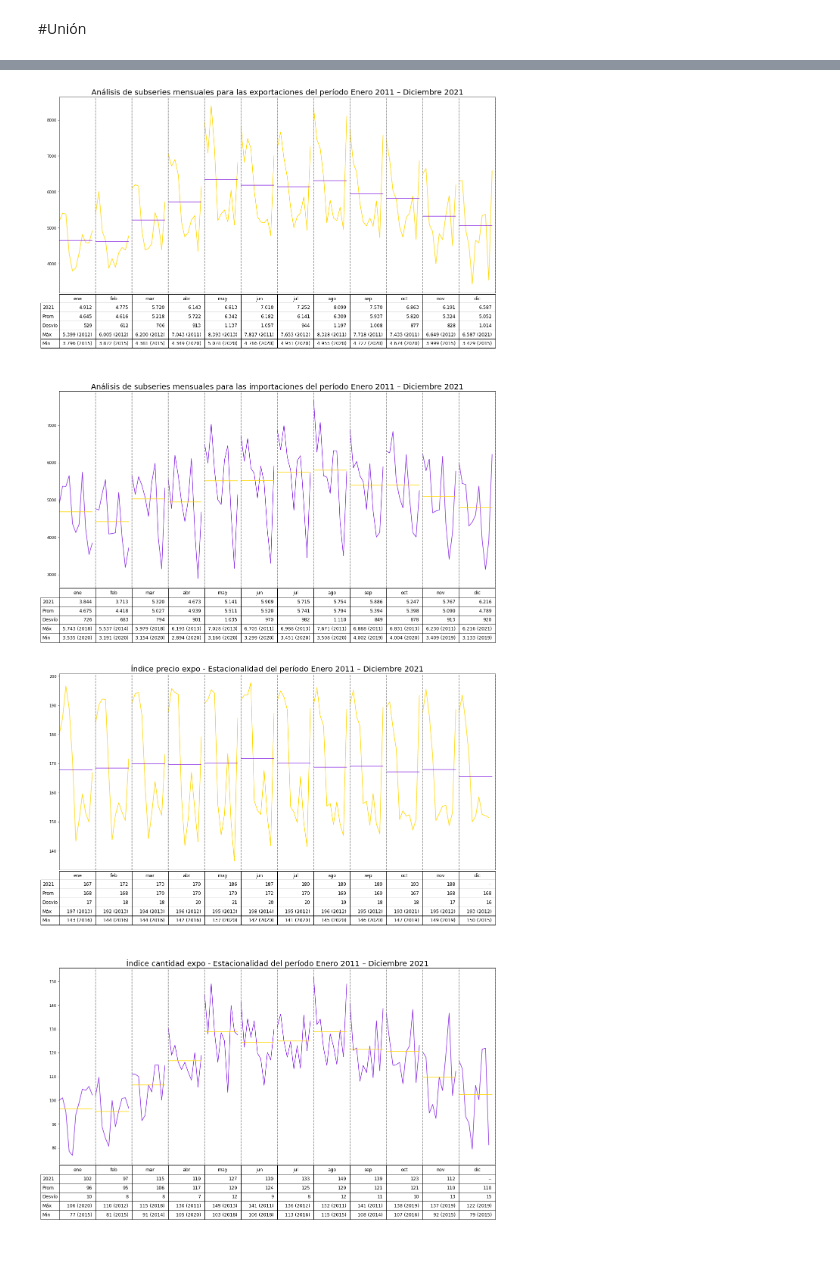
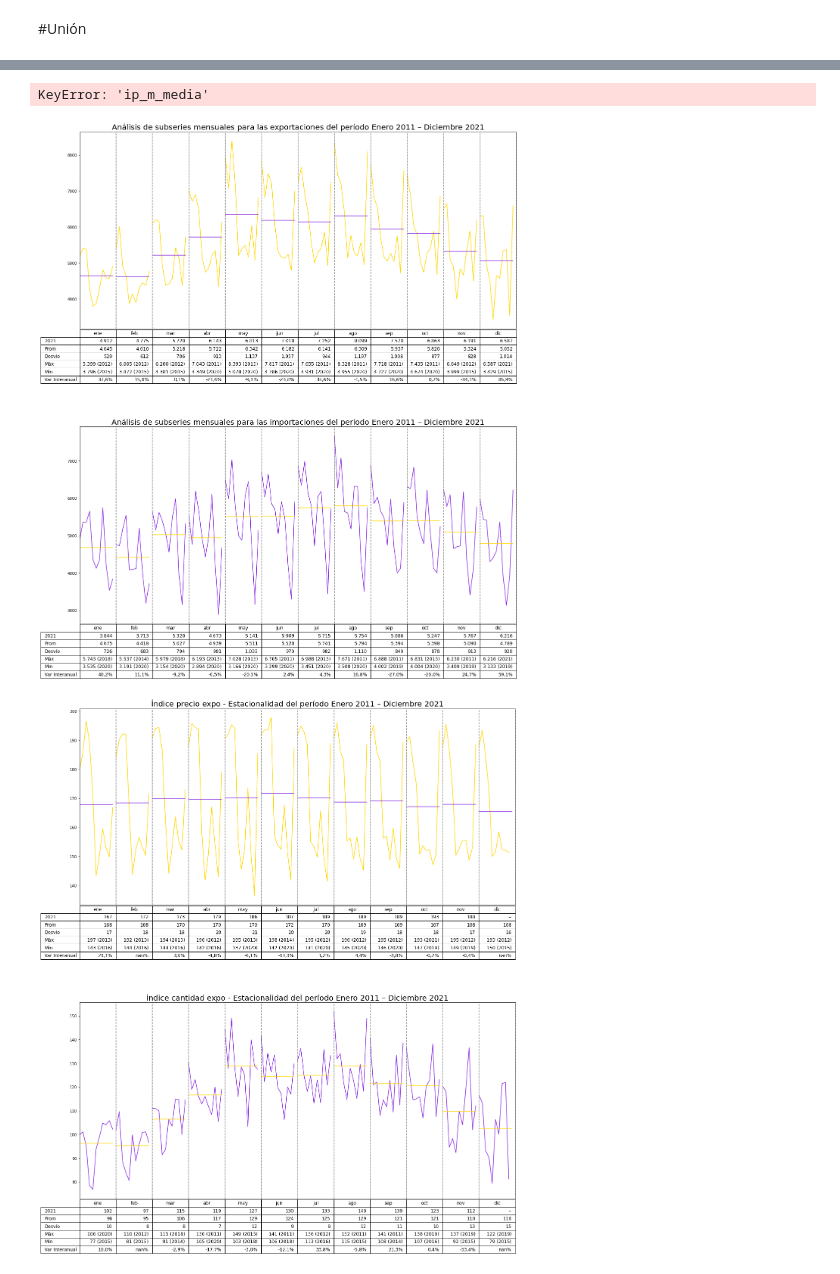
Before and after one commit to LucaGelmini/notebooks_indec, a Jupyter notebook: Estacionalidad/Estacionalidad-final.ipynb, the cells around one changed output, grey strips where cells are left out. Saved outputs shown, nothing was run; the diff lists cells and outputs as text; code cells hidden in the pictures.

Commit message:
agrego variaciones, se rompe por inconsistencia de nombres en df

```diff
--- a/Estacionalidad/Estacionalidad-final.ipynb
+++ b/Estacionalidad/Estacionalidad-final.ipynb
@@ -491,12 +491,12 @@ def agrega_cuartiles(tabla,lugar1,lugar2,lugar3):
         lugar3.append(puntoyComa(round(q3)))
 
 
-def datosTabla(datos, ultiAnio):
+def datosTabla(datos, vari, ultiAnio):
     anios = list(Counter(df_estacional.Año.to_list()).keys())
     tabla = maxMinLista(datos)
 
     #Pedido de MInes, que quede 1° 2021 / 2° Promedio / 3° Desvio / 4° Max /  5° Minimo / 6 variacion
-    out = [[],[],[],[],[]]
+    out = [[],[],[],[],[],[]]
 
 
 
@@ -530,17 +530,24 @@ def datosTabla(datos, ultiAnio):
     for sd in tabla[6]:
         out[2].append(puntoyComa(round(sd)))#desvio en el 3er lugar
 
+    #agregamos variacion
+    for i in range(12):
+        idx = len(vari)-12+i
+        vari_por_cien = vari[idx]*100
+
+        out[5].append(f'{puntoyComa(round(vari_por_cien,1))}%')
+
     return out
 # %%
-def hace_tabla (ax, datos, col_width):
+def hace_tabla (ax, datos, vari, col_width):
 
         lista_meses = list(cantidadMuestrasMes.keys())
 
         tabla = ax.table(
-                datosTabla(datos, ultimoanio(datos)),
+                datosTabla(datos, vari, ultimoanio(datos)),
                 colLabels=lista_meses,
                 #rowLabels=['Máx','Min','Prom','2021', 'Q1', 'Q2', 'Q3','Std'],
-                rowLabels=['2021','Prom','Desvío', 'Máx', 'Min'],
+                rowLabels=['2021','Prom','Desvío', 'Máx', 'Min', 'Var Interanual'],
                 colWidths=col_width,
                 bbox=[0, -0.28, 1, 0.275],
                 )
@@ -585,6 +592,11 @@ class Grafo_Estacionalidad:
         med1= self.df[media_columna1].to_list()
         med2= self.df[media_columna2].to_list()
 
+        vari_columna1 = f'{self.columna1}_var'
+        vari_columna2 = f'{self.columna2}_var'
+
+        vari1 = self.df[vari_columna1].to_list()
+        vari2 = self.df[vari_columna2].to_list()
 
         datos_corridos1, media_corrida1 = corrimientoMuestras(dat1, med1)
         datos_corridos2, media_corrida2 = corrimientoMuestras(dat2, med2)
@@ -608,8 +620,8 @@ class Grafo_Estacionalidad:
         ax2.set_xticks([])
 
         #agrega las tablas
-        hace_tabla(ax1, dat1, col_width)
-        hace_tabla(ax2, dat2, col_width)
+        hace_tabla(ax1, dat1, vari1, col_width)
+        hace_tabla(ax2, dat2, vari2, col_width)
 
         ejes[0].set_title(f'{self.tituloax1} del período Enero {desde} – Diciembre {hasta}', fontsize = 20)
 
@@ -645,33 +657,34 @@ grafo_valores = Grafo_Estacionalidad(
 
 grafo_pyq_expo = Grafo_Estacionalidad(
     df_estacional,
-    'p_expo',
-    'q_expo',
+    'ip_x',
+    'iq_x',
     tituloax1='Índice precio expo - Estacionalidad',
     tituloax2='Índice cantidad expo - Estacionalidad'
     )
 
 grafo_pyq_impo = Grafo_Estacionalidad(
     df_estacional,
-    'p_impo',
-    'q_impo',
+    'ip_m',
+    'iq_m',
     tituloax1='Índice precio impo - Estacionalidad',
     tituloax2='Índice cantidad impo - Estacionalidad'
     )
 # %%
 #Valores IMPO y EXPO
 grafo_valores.hacer_grafo()
 
 #Precios y cantidades expo
 grafo_pyq_expo.hacer_grafo()
 
 #precios y cantiades impo
 grafo_pyq_impo.hacer_grafo()
 
 #Imprime los resultados en pdf
-grafo_valores.print('./outputs/Estacionalidad de valores Impo-Expo.pdf')
-grafo_pyq_expo.print('./outputs/Estacionalidad de IPX-IQX.pdf')
-grafo_pyq_impo.print('./outputs/Estacionalidad de IPM-IQM.pdf')
+#grafo_valores.print('./outputs/Estacionalidad de valores Impo-Expo.pdf')
+#grafo_pyq_expo.print('./outputs/Estacionalidad de IPX-IQX.pdf')
+#grafo_pyq_impo.print('./outputs/Estacionalidad de IPM-IQM.pdf')
 # %% [output]
+KeyError: 'ip_m_media'
-[figure, old version]
+[figure, new version]
-[figure, old version]
+[figure, new version]
```
Also changed, not shown: parts of 8 cells of this notebook, 2 other files.
